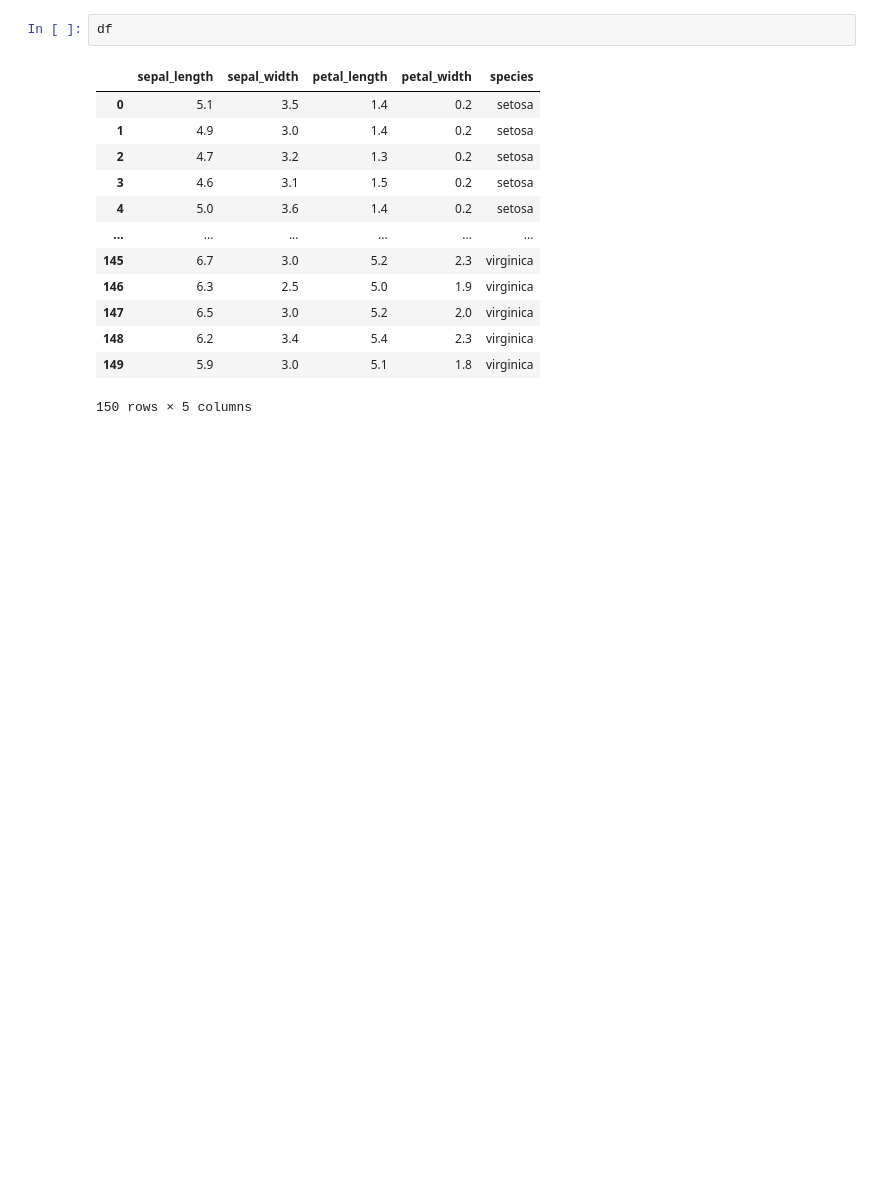
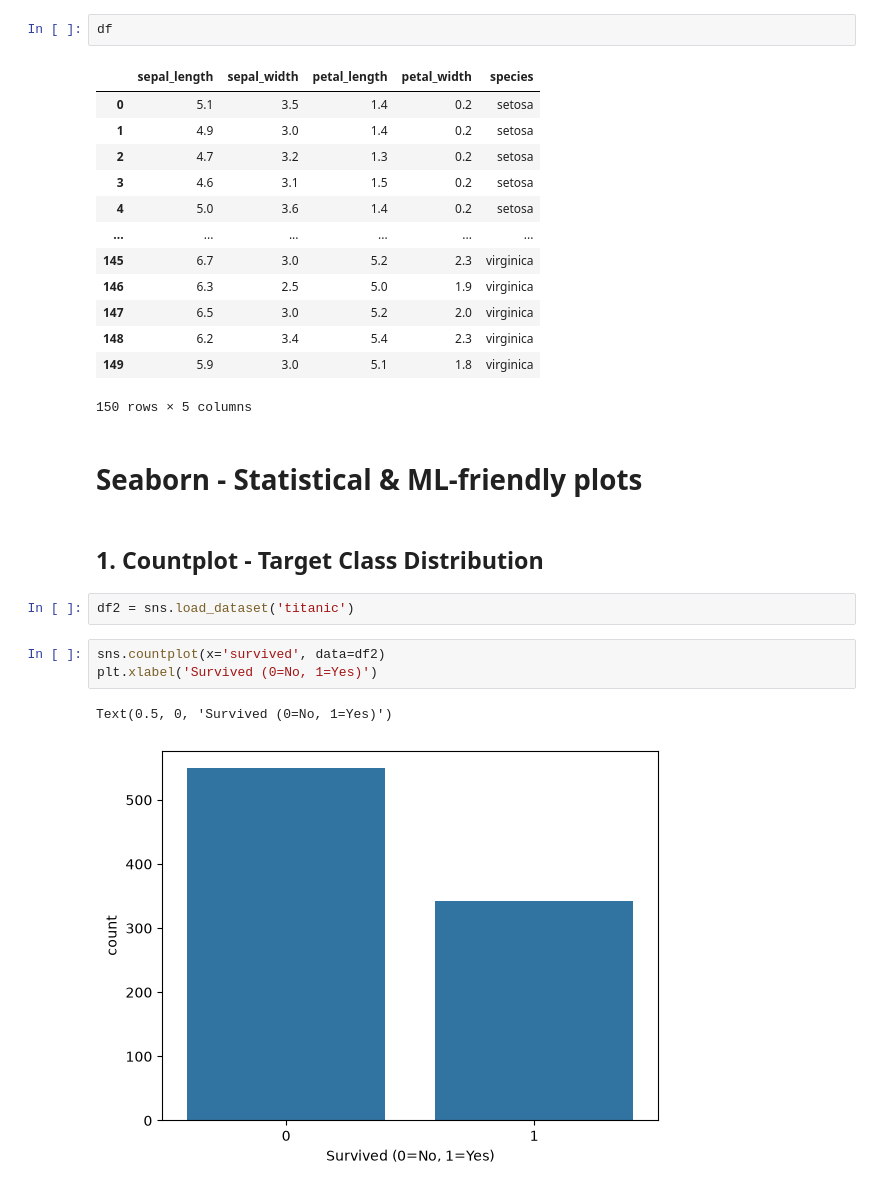
Before and after one commit to annoyingRat0528/Machine-Learning-Foundations, a Jupyter notebook: Basics of ML/Data Visualization Intro.ipynb, the cells around one changed output. Drawn from its saved outputs; the diff is of its cells as text; blank space fills up the shorter version.

Commit message:
Completed a EDA of Titanic Dataset

```diff
--- a/Basics of ML/Data Visualization Intro.ipynb
+++ b/Basics of ML/Data Visualization Intro.ipynb
@@ -78,3 +78,15 @@ df
 | 148 | 6.2 | 3.4 | 5.4 | 2.3 | virginica |
 | 149 | 5.9 | 3.0 | 5.1 | 1.8 | virginica |
 150 rows × 5 columns
+# %% [markdown]
+# Seaborn - Statistical & ML-friendly plots
+# %% [markdown]
+## 1. Countplot - Target Class Distribution
+# %%
+df2 = sns.load_dataset('titanic')
+# %%
+sns.countplot(x='survived', data=df2)
+plt.xlabel('Survived (0=No, 1=Yes)')
+# %% [output]
+Text(0.5, 0, 'Survived (0=No, 1=Yes)')
+[figure, added]
```
Also changed, not shown: parts of 37 cells of this notebook, 1 other file.
